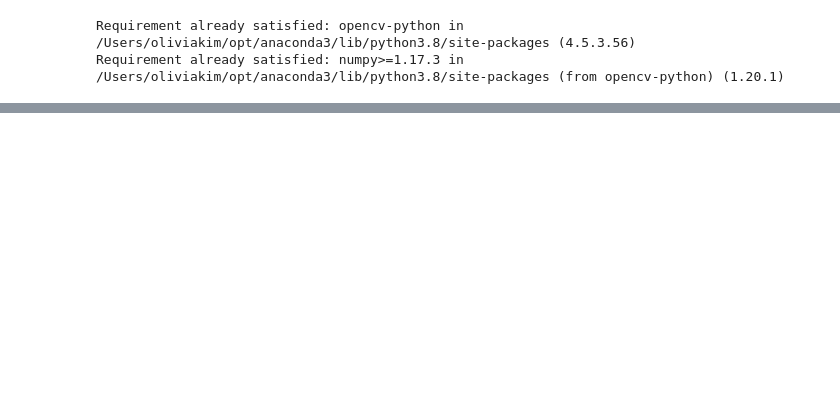
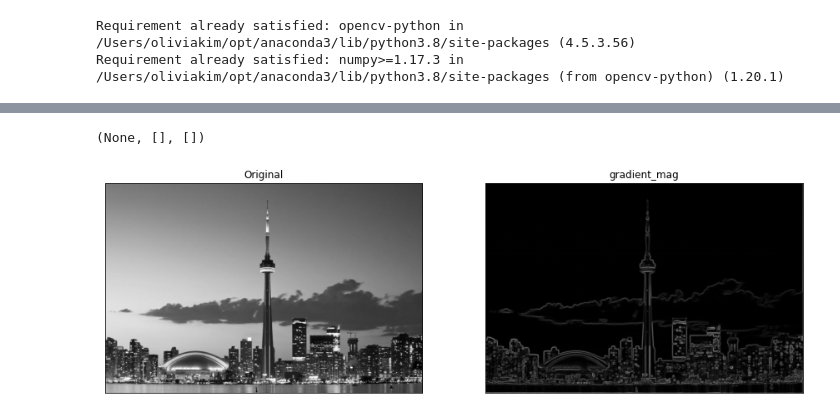
Before and after one commit to kimolivia0721/csc420, a Jupyter notebook: A1/CSC420 A1.ipynb, the cells around one changed output, grey strips where cells are left out. Saved outputs shown, nothing was run; the diff lists cells and outputs as text; code cells hidden in the pictures; blank space fills up the shorter version.

```diff
--- a/A1/CSC420 A1.ipynb
+++ b/A1/CSC420 A1.ipynb
@@ -60,0 +41,15 @@ plt.xticks([]), plt.yticks([])
+# %%
+
+# Convolution function
+def convolution(kernel, image):
+    kernel = np.flipud(np.fliplr(kernel))
+    result = np.zeros((image.shape[0], image.shape[1]))
+    pad_x = int((kernel.shape[1]-1)/2)
+    pad_y = int((kernel.shape[0]-1)/2)
+
+    padding = np.zeros((image.shape[0]+pad_y*2, image.shape[1]+pad_x*2))
+    padding[pad_x : -pad_x, pad_y: -pad_y] = image
+    for y in range(image.shape[0]):
+        for x in range(image.shape[1]):
+            result[y, x] = (kernel * padding[y: y+kernel.shape[0], x: x+kernel.shape[1]]).sum()
+    return result
@@ -60,0 +64,29 @@ plt.xticks([]), plt.yticks([])
+# %%
+# Gradient Magnitude
+def gradientMag(f):
+    x_constant = np.array([[-1, 0, 1], [-2, 0, 2], [-1, 0, 1]])
+    y_constant = np.array([[-1, -2, -1], [0, 0, 0], [1, 2, 1]])
+
+    g_x = convolution(x_constant, f)
+    g_y = convolution(y_constant, f)
+
+    grad_mag = np.sqrt((g_x**2)+(g_y**2))
+
+    return grad_mag
+# %%
+# Test II
+gray = cv2.cvtColor(img, cv2.COLOR_BGR2GRAY)
+blur = cv2.GaussianBlur(gray,(5,5),1)
+img_grad = gradientMag(blur)
+
+fig = plt.figure(figsize=(15,15))
+ax1 = fig.add_subplot(121)
+ax2 = fig.add_subplot(122)
+
+ax1.imshow(gray,cmap = 'gray')
+ax1.title.set_text('Original'), ax1.set_xticks([]), ax1.set_yticks([])
+ax2.imshow(img_grad,cmap = 'gray')
+ax2.title.set_text('gradient_mag'), ax2.set_xticks([]), ax2.set_yticks([])
+# %% [output]
+(None, [], [])
+[figure, added]
```
Also changed, not shown: parts of 11 cells of this notebook, 2 other files.
